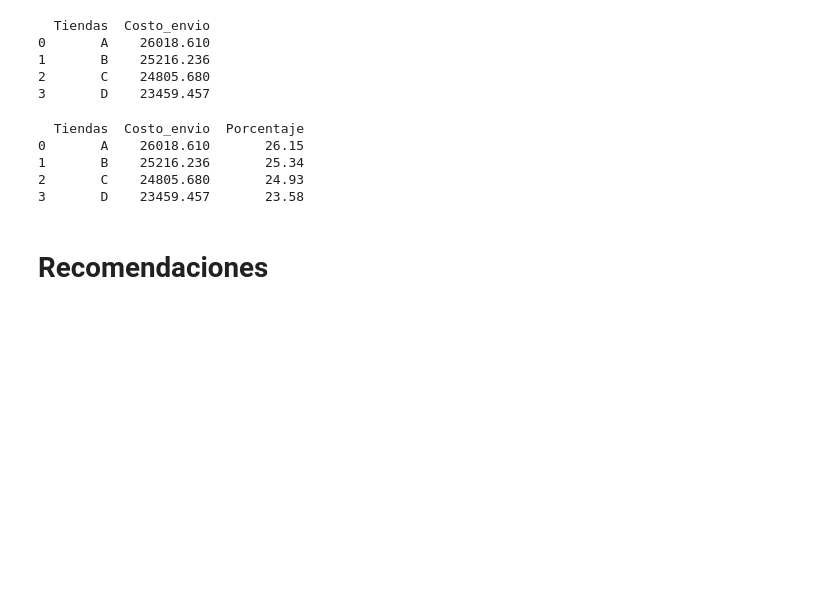
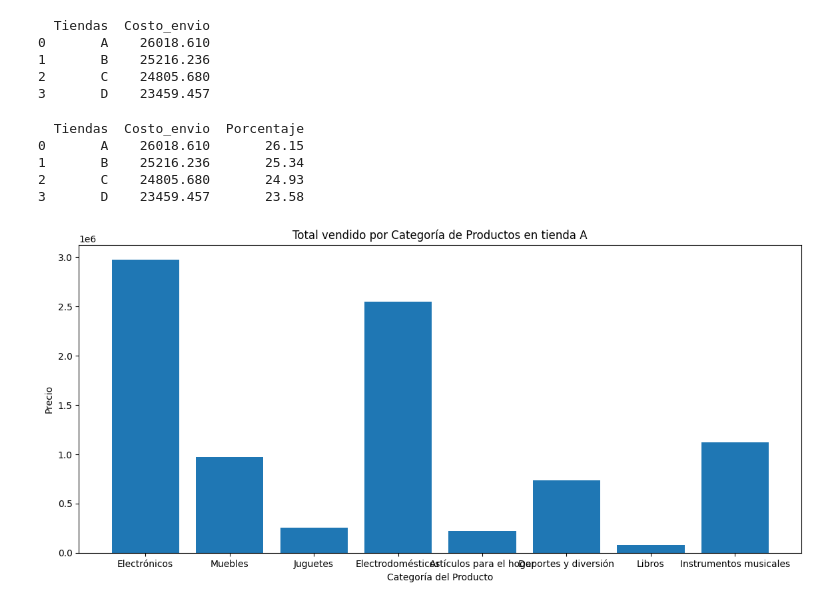
Before and after one commit to Gabriel-muni/AluraStore, a Jupyter notebook: AluraStoreLatam_(1).ipynb, the cells around one changed output. Drawn from its saved outputs; the diff is of its cells as text; code cells hidden in the pictures; blank space fills up the shorter version.

```diff
--- a/AluraStoreLatam_(1).ipynb
+++ b/AluraStoreLatam_(1).ipynb
@@ -422,5 +424,3 @@ print(df)
 1       B    25216.236       25.34
 2       C    24805.680       24.93
 3       D    23459.457       23.58
-# %% [markdown]
-# Recomendaciones
@@ -426,0 +429,9 @@ print(df)
+# %%
+plt.figure(figsize=(14, 6))
+plt.bar(tiendaA['Categoría del Producto'], tiendaA["Precio"])
+plt.title('Total vendido por Categoría de Productos en tienda A')
+plt.xlabel('Categoría del Producto')
+plt.ylabel('Precio')
+plt.show()
+# %% [output]
+[figure, added]
```
Also changed, not shown: parts of 2 cells of this notebook.
